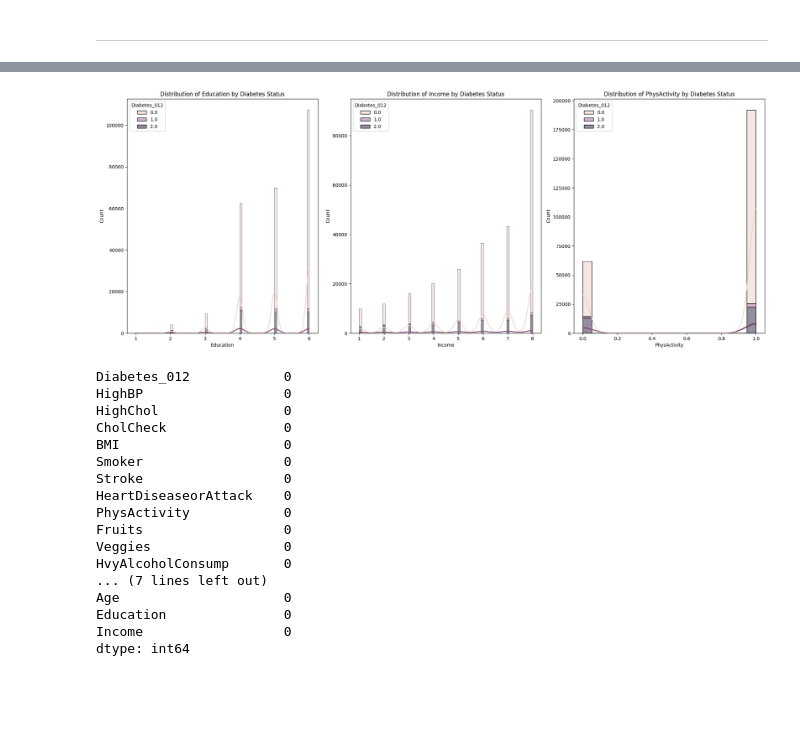
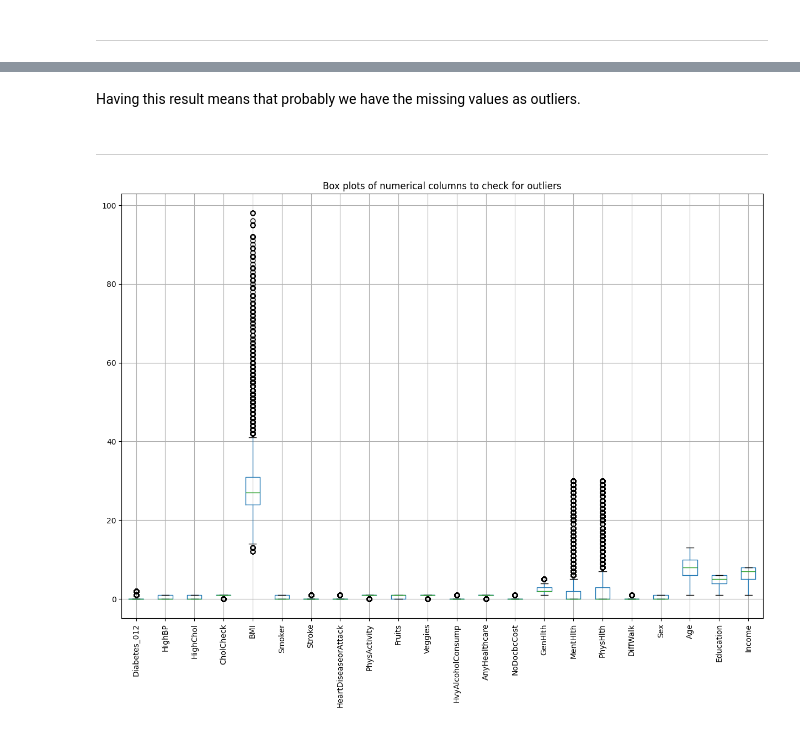
Before and after one commit to Catafal/Data-Mining-I, a Jupyter notebook: Project/project.ipynb, the cells around one changed output, grey strips where cells are left out. Cells and saved outputs as stored; diff of their text form; code cells hidden in the pictures; blank space fills up the shorter version.

Commit message:
✅ data description
Data description done (check the workflow) and also start checking for outliers

```diff
--- a/Project/project.ipynb
+++ b/Project/project.ipynb
@@ -192,35 +145,15 @@ plt.show()
-# %%
-# Set up the matplotlib figure
-plt.figure(figsize=(20, 15))
-
-# Create subplots for negative correlated features
-for i, feature in enumerate(negative_correlated, 1):
-    plt.subplot(2, 3, i)
-    sns.histplot(data=diabetes_data, x=feature, hue='Diabetes_012', kde=True, multiple="stack")
-    plt.title(f'Distribution of {feature} by Diabetes Status')
-
-plt.tight_layout()
-plt.show()
-# %% [output]
-[figure, removed]
-# %%
-# Check for missing values
-print(diabetes_data.isnull().sum())
-# %% [output]
-Diabetes_012            0
-HighBP                  0
-HighChol                0
-CholCheck               0
-BMI                     0
-Smoker                  0
-Stroke                  0
-HeartDiseaseorAttack    0
-PhysActivity            0
-Fruits                  0
-Veggies                 0
-HvyAlcoholConsump       0
-... (7 lines left out)
-Age                     0
-Education               0
-Income                  0
-dtype: int64
+# %% [markdown]
+Having this result means that probably we have the missing values as outliers.
+# %% [markdown]
+---------
+# %%
+# Plot box plots for numerical columns to check for outliers
+numerical_columns = diabetes_data.select_dtypes(include=[np.number]).columns.tolist()
+
+plt.figure(figsize=(15, 10))
+diabetes_data[numerical_columns].boxplot()
+plt.xticks(rotation=90)
+plt.title('Box plots of numerical columns to check for outliers')
+plt.show()
+# %% [output]
+[figure, added]
```
Also changed, not shown: parts of 8 cells of this notebook, 1 other file.
